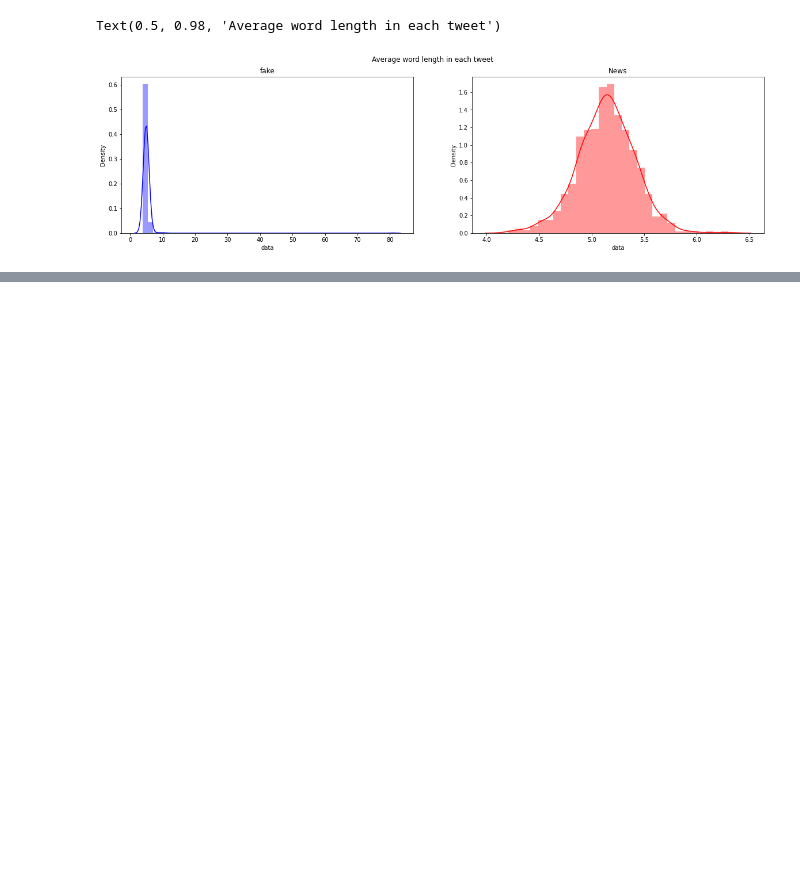
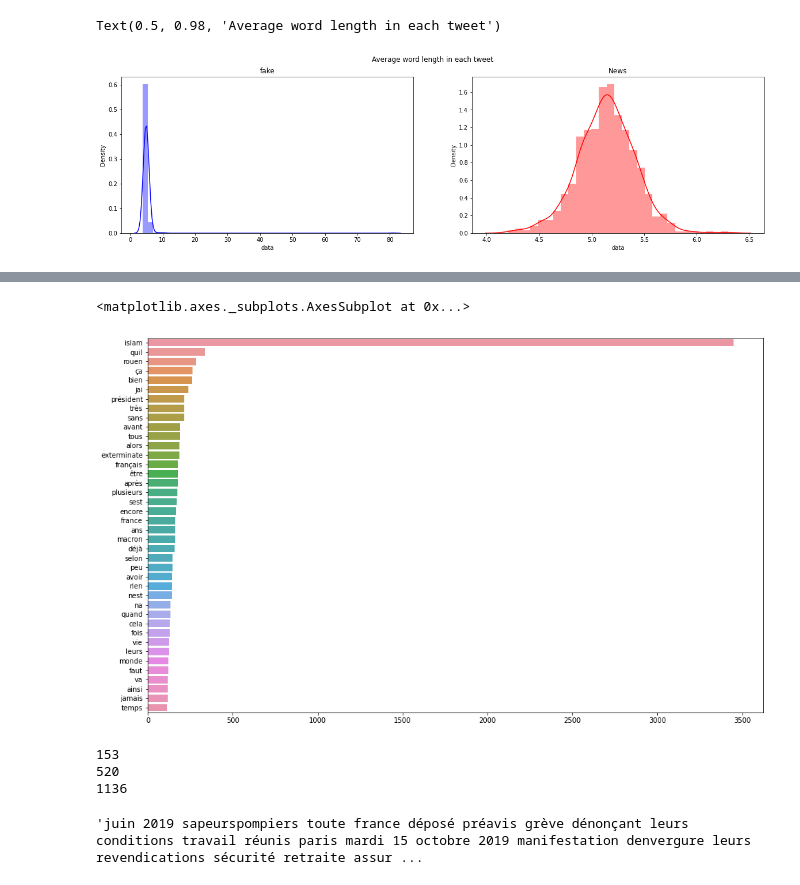
Before and after one commit to ValentinCord/HandsOnAI_2, a Jupyter notebook: NLP_DataAnalysis.ipynb, the cells around one changed output, grey strips where cells are left out. Saved outputs shown, nothing was run; the diff lists cells and outputs as text; code cells hidden in the pictures; blank space fills up the shorter version.

```diff
--- a/NLP_DataAnalysis.ipynb
+++ b/NLP_DataAnalysis.ipynb
@@ -268,0 +188,3 @@ sns.barplot(x=y,y=x)
+# %%
+df_train['data'] = df_train["data"].apply(lambda x : clean_text(x))
+df_test['data'] = df_test["data"].apply(lambda x : clean_text(x))
@@ -268,0 +212,34 @@ sns.barplot(x=y,y=x)
+# %%
+corpus=create_corpus(df_train, 1)
+dic=defaultdict(int)
+for word in corpus:
+    dic[word]+=1
+
+top=sorted(dic.items(), key=lambda x:x[1],reverse=True)[:20]
+
+plt.figure(figsize=(16,10))
+counter=Counter(corpus)
+most=counter.most_common()
+x=[]
+y=[]
+for word,count in most[:40]:
+    x.append(word)
+    y.append(count)
+
+sns.barplot(x=y,y=x)
+# %% [output]
+<matplotlib.axes._subplots.AxesSubplot at 0x...>
+[figure, added]
+# %%
+for idx, di in enumerate(df_train['data']):
+  text = di.split()
+  if "islam" in text:
+    print(idx)
+# %% [output]
+153
+520
+1136
+# %%
+df_train.iloc[1136].data
+# %% [output]
+'juin 2019 sapeurspompiers toute france déposé préavis grève dénonçant leurs conditions travail réunis paris mardi 15 octobre 2019 manifestation denvergure leurs revendications sécurité retraite assur ...
```
Also changed, not shown: parts of 19 cells of this notebook.
